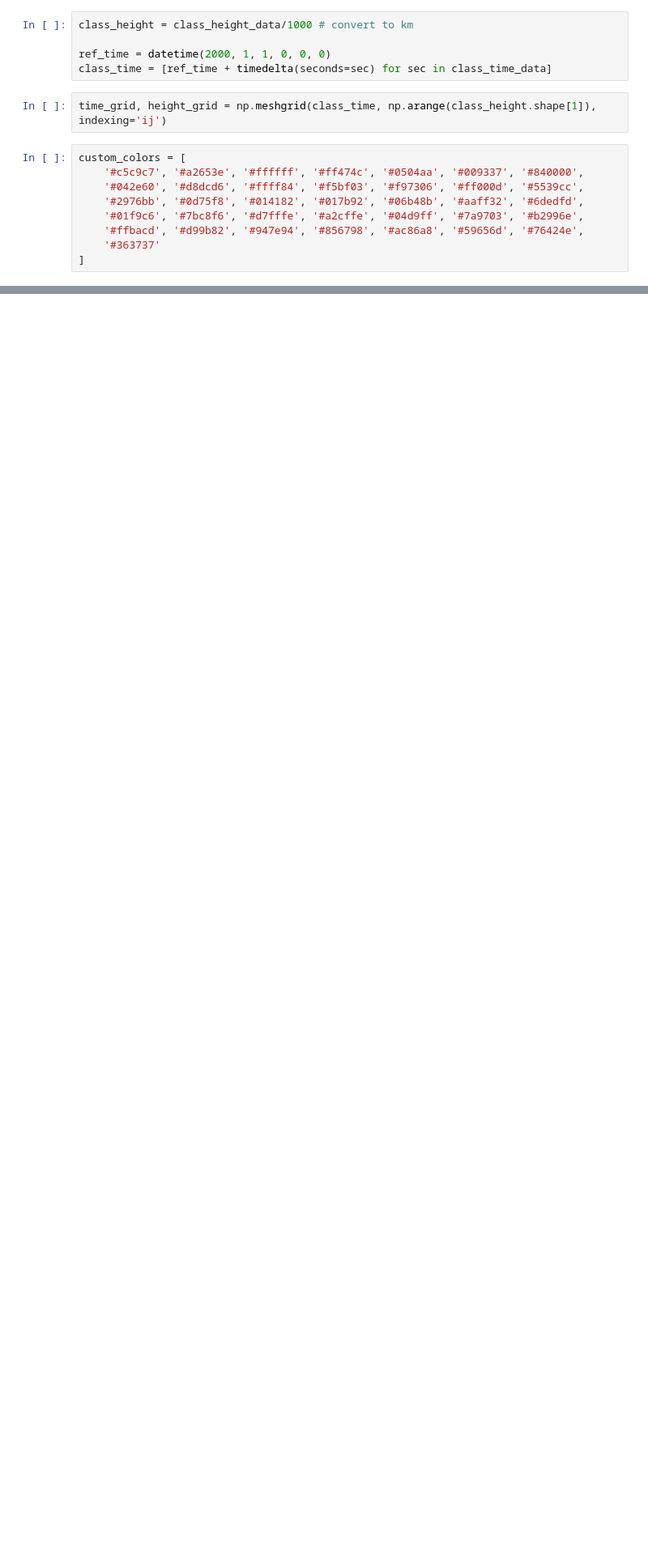
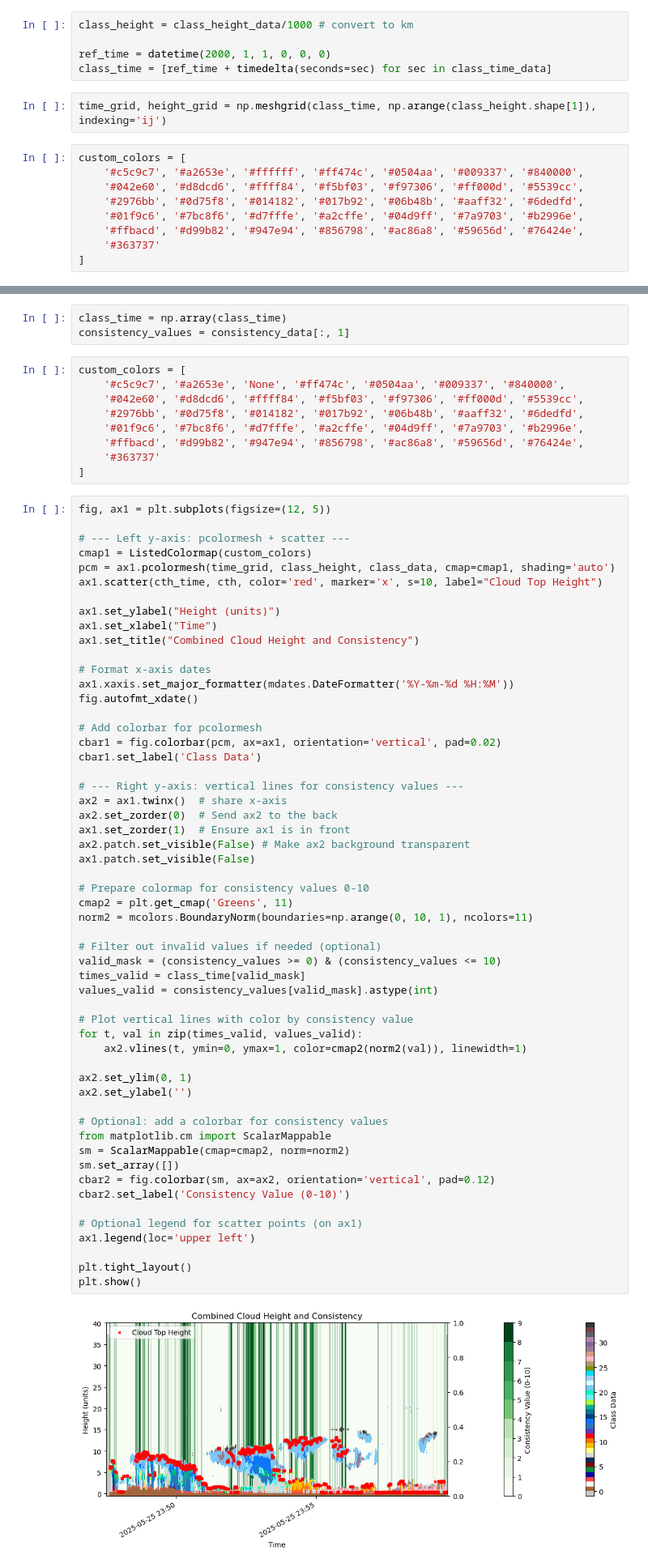
Before and after one commit to jesseturner/EarthCARE_Analysis, a Jupyter notebook: compare_ATL_CTH_and_AC_TC.ipynb, the cells around one changed output, grey strips where cells are left out. Shown: that part at 81% size. Cells and saved outputs as stored; diff of their text form; blank space fills up the shorter version.

```diff
--- a/compare_ATL_CTH_and_AC_TC.ipynb
+++ b/compare_ATL_CTH_and_AC_TC.ipynb
@@ -113,0 +163,69 @@ plt.show()
+# %%
+class_time = np.array(class_time)
+consistency_values = consistency_data[:, 1]
+# %%
+custom_colors = [
+    '#c5c9c7', '#a2653e', 'None', '#ff474c', '#0504aa', '#009337', '#840000',
+    '#042e60', '#d8dcd6', '#ffff84', '#f5bf03', '#f97306', '#ff000d', '#5539cc',
+    '#2976bb', '#0d75f8', '#014182', '#017b92', '#06b48b', '#aaff32', '#6dedfd',
+    '#01f9c6', '#7bc8f6', '#d7fffe', '#a2cffe', '#04d9ff', '#7a9703', '#b2996e',
+    '#ffbacd', '#d99b82', '#947e94', '#856798', '#ac86a8', '#59656d', '#76424e',
+    '#363737'
+]
+# %%
+fig, ax1 = plt.subplots(figsize=(12, 5))
+
+# --- Left y-axis: pcolormesh + scatter ---
+cmap1 = ListedColormap(custom_colors)
+pcm = ax1.pcolormesh(time_grid, class_height, class_data, cmap=cmap1, shading='auto')
+ax1.scatter(cth_time, cth, color='red', marker='x', s=10, label="Cloud Top Height")
+
+ax1.set_ylabel("Height (units)")
+ax1.set_xlabel("Time")
+ax1.set_title("Combined Cloud Height and Consistency")
+
+# Format x-axis dates
+ax1.xaxis.set_major_formatter(mdates.DateFormatter('%Y-%m-%d %H:%M'))
+fig.autofmt_xdate()
+
+# Add colorbar for pcolormesh
+cbar1 = fig.colorbar(pcm, ax=ax1, orientation='vertical', pad=0.02)
+cbar1.set_label('Class Data')
+
+# --- Right y-axis: vertical lines for consistency values ---
+ax2 = ax1.twinx()  # share x-axis
+ax2.set_zorder(0)  # Send ax2 to the back
+ax1.set_zorder(1)  # Ensure ax1 is in front
+ax2.patch.set_visible(False) # Make ax2 background transparent
+ax1.patch.set_visible(False)
+
+# Prepare colormap for consistency values 0-10
+cmap2 = plt.get_cmap('Greens', 11)
+norm2 = mcolors.BoundaryNorm(boundaries=np.arange(0, 10, 1), ncolors=11)
+
+# Filter out invalid values if needed (optional)
+valid_mask = (consistency_values >= 0) & (consistency_values <= 10)
+times_valid = class_time[valid_mask]
+values_valid = consistency_values[valid_mask].astype(int)
+
+# Plot vertical lines with color by consistency value
+for t, val in zip(times_valid, values_valid):
+    ax2.vlines(t, ymin=0, ymax=1, color=cmap2(norm2(val)), linewidth=1)
+
+ax2.set_ylim(0, 1)
+ax2.set_ylabel('')
+
+# Optional: add a colorbar for consistency values
+from matplotlib.cm import ScalarMappable
+sm = ScalarMappable(cmap=cmap2, norm=norm2)
+sm.set_array([])
+cbar2 = fig.colorbar(sm, ax=ax2, orientation='vertical', pad=0.12)
+cbar2.set_label('Consistency Value (0-10)')
+
+# Optional legend for scatter points (on ax1)
+ax1.legend(loc='upper left')
+
+plt.tight_layout()
+plt.show()
+# %% [output]
+[figure, added]
```
Also changed, not shown: parts of 8 cells of this notebook, 2 other files.
